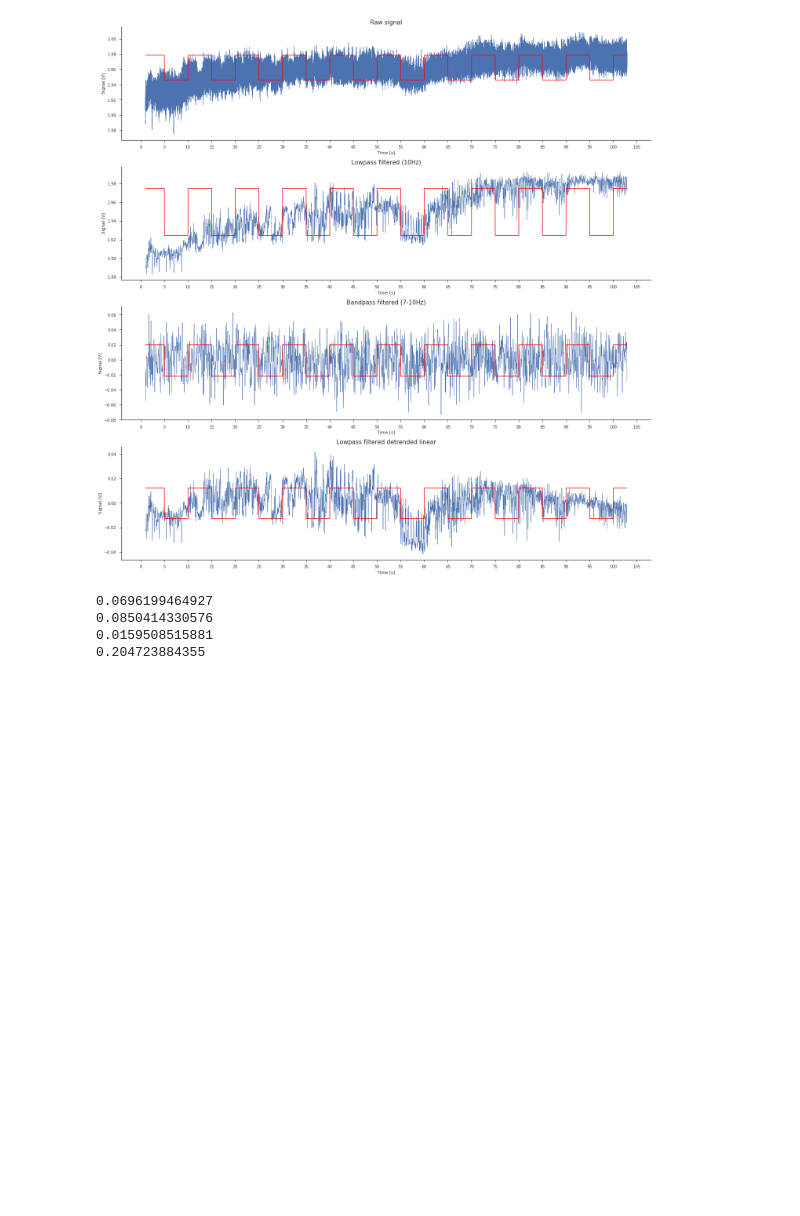
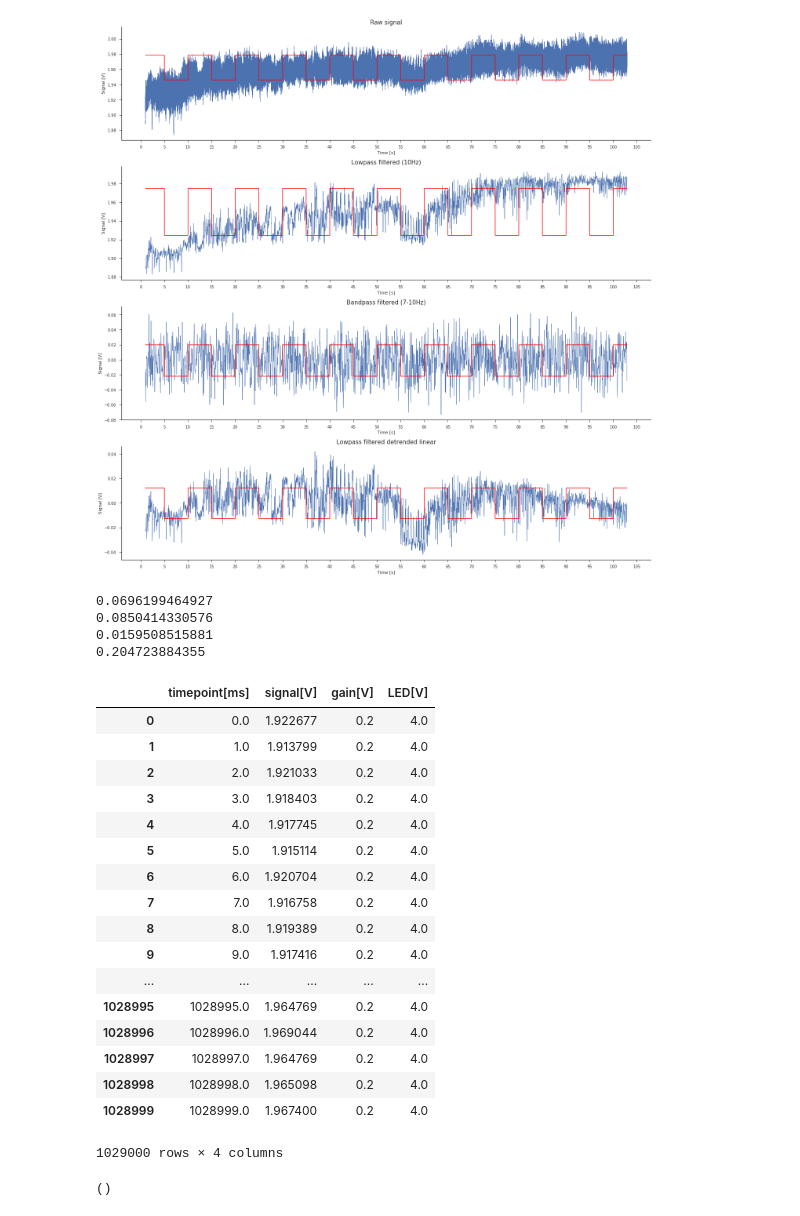
Before and after one commit to juhuntenburg/calcium_mri, a Jupyter notebook: explore_signal.ipynb, the cells around one changed output. Cells and saved outputs as stored; diff of their text form; code cells hidden in the pictures; blank space fills up the shorter version.

```diff
--- a/explore_signal.ipynb
+++ b/explore_signal.ipynb
@@ -157,3 +157,24 @@ print stats.pearsonr(led_data, lowpass_detrended_linear_data)[0]
 0.0850414330576
 0.0159508515881
 0.204723884355
+# %%
+df
+# %% [output]
+|  | timepoint[ms] | signal[V] | gain[V] | LED[V] |
+| 0 | 0.0 | 1.922677 | 0.2 | 4.0 |
+| 1 | 1.0 | 1.913799 | 0.2 | 4.0 |
+| 2 | 2.0 | 1.921033 | 0.2 | 4.0 |
+| 3 | 3.0 | 1.918403 | 0.2 | 4.0 |
+| 4 | 4.0 | 1.917745 | 0.2 | 4.0 |
+| 5 | 5.0 | 1.915114 | 0.2 | 4.0 |
+| 6 | 6.0 | 1.920704 | 0.2 | 4.0 |
+| 7 | 7.0 | 1.916758 | 0.2 | 4.0 |
+| 8 | 8.0 | 1.919389 | 0.2 | 4.0 |
+| 9 | 9.0 | 1.917416 | 0.2 | 4.0 |
+| ... | ... | ... | ... | ... |
+| 1028995 | 1028995.0 | 1.964769 | 0.2 | 4.0 |
+| 1028996 | 1028996.0 | 1.969044 | 0.2 | 4.0 |
+| 1028997 | 1028997.0 | 1.964769 | 0.2 | 4.0 |
+| 1028998 | 1028998.0 | 1.965098 | 0.2 | 4.0 |
+| 1028999 | 1028999.0 | 1.967400 | 0.2 | 4.0 |
+1029000 rows × 4 columns
@@ -159,0 +195,4 @@ print stats.pearsonr(led_data, lowpass_detrended_linear_data)[0]
+# %%
+corrs.shape
+# %% [output]
+()
```
Also changed, not shown: parts of 3 cells of this notebook, 1 other file.
